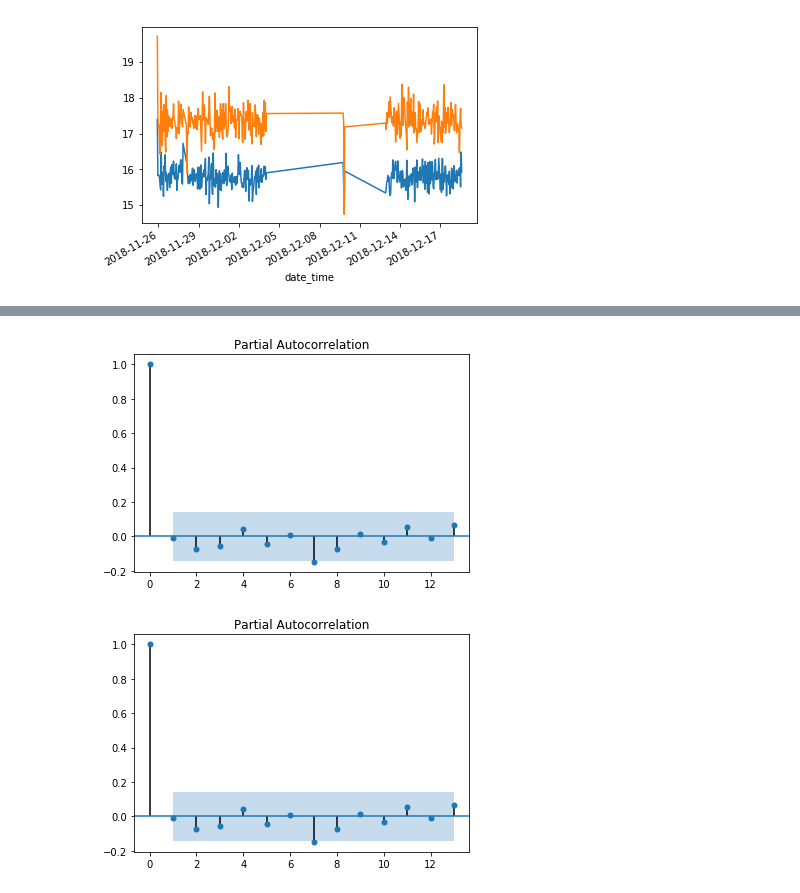
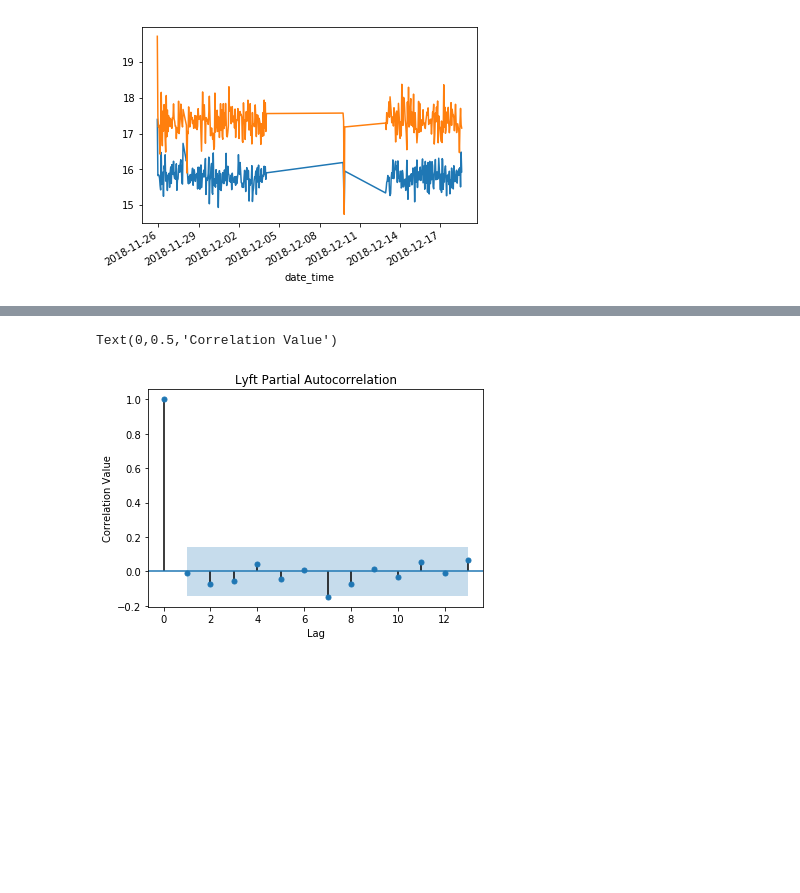
Before and after one commit to aschams/Uber_Lyft_Analysis, a Jupyter notebook: Mod_4_Proj_Aschams.ipynb, the cells around one changed output, grey strips where cells are left out. Cells and saved outputs as stored; diff of their text form; code cells hidden in the pictures; blank space fills up the shorter version.

Commit message:
Label Time-Series graphs

```diff
--- a/Mod_4_Proj_Aschams.ipynb
+++ b/Mod_4_Proj_Aschams.ipynb
@@ -1057,7 +1064,10 @@ plot_pacf(Uber_first_segment, lags=np.floor(np.sqrt(len(Uber_first_segment))))
 # %%
 plot_pacf(Lyft_first_segment, lags=np.floor(np.sqrt(len(Lyft_first_segment))))
+plt.title('Lyft Partial Autocorrelation')
+plt.xlabel('Lag')
+plt.ylabel('Correlation Value')
 # %% [output]
+Text(0,0.5,'Correlation Value')
-[figure, old version]
+[figure, new version]
-[figure, removed]
 # %%
 plot_acf(Uber_first_segment, lags=np.floor(np.sqrt(len(Uber_first_segment))))
```
Also changed, not shown: parts of 5 cells of this notebook.
